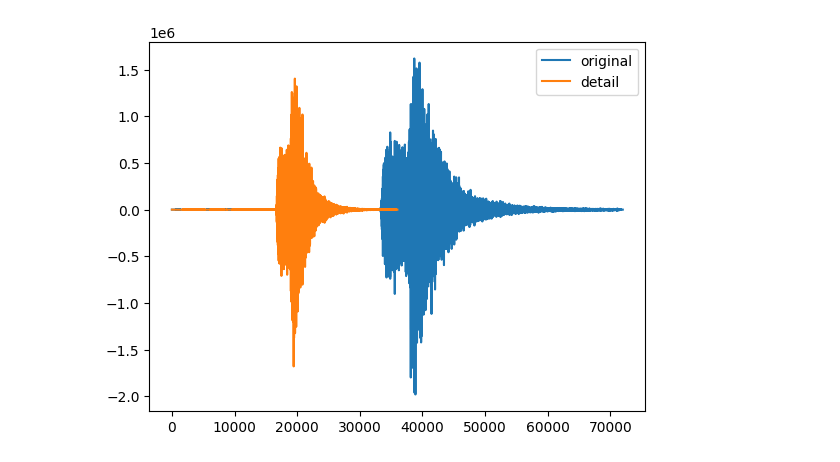
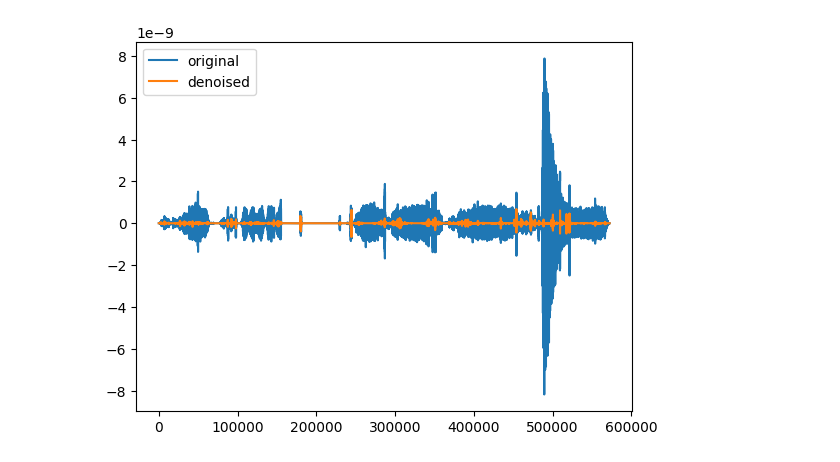
Before and after one commit to MH0386/seismic_detection, a Jupyter notebook: notebooks/processing_data.ipynb, the cells around one changed output. Cells and saved outputs as stored; diff of their text form; code cells hidden in the pictures.

```diff
--- a/notebooks/processing_data.ipynb
+++ b/notebooks/processing_data.ipynb
@@ -36,7 +37,7 @@ files
  'seismic_data/data/train/moon/12_a_00196.csv',
  'seismic_data/data/train/moon/12_a_00198.csv']
 # %%
-sample = pl.read_csv(files[0])
+sample = pl.read_csv(files[107])
 # %%
 sample
 # %% [output]
@@ -74,0 +63,13 @@ plt.plot(d)
+# %%
+def denoising(data, id):
+    data = data.to_list()
+    data = [[x] for x in data]
+    response = requests.post(
+        "https://ai4eps-deepdenoiser.hf.space/predict",
+        json={"vec": [data], "timestamp": ["0"], "id": [id]},
+    )
+    print(response)
+    denoised = [x[0] for x in response.json()["vec"][0]]
+    return denoised
+# %%
+denoised = denoising(sample["velocity"], files[107])
@@ -75,11 +83,10 @@ plt.plot(d)
 # %%
-plt.plot(sample_velocity, label="original")
-# plt.plot(a, label="approximation")
-plt.plot(d, label="detail")
+plt.plot(sample["velocity"], label="original")
+plt.plot(denoised, label="denoised")
 plt.legend()
 plt.show()
 # %% [output]
-[figure, old version]
+[figure, new version]
 # %%
 for file in files:
     df = pl.read_csv(file)
```
Also changed, not shown: parts of 8 cells of this notebook.
